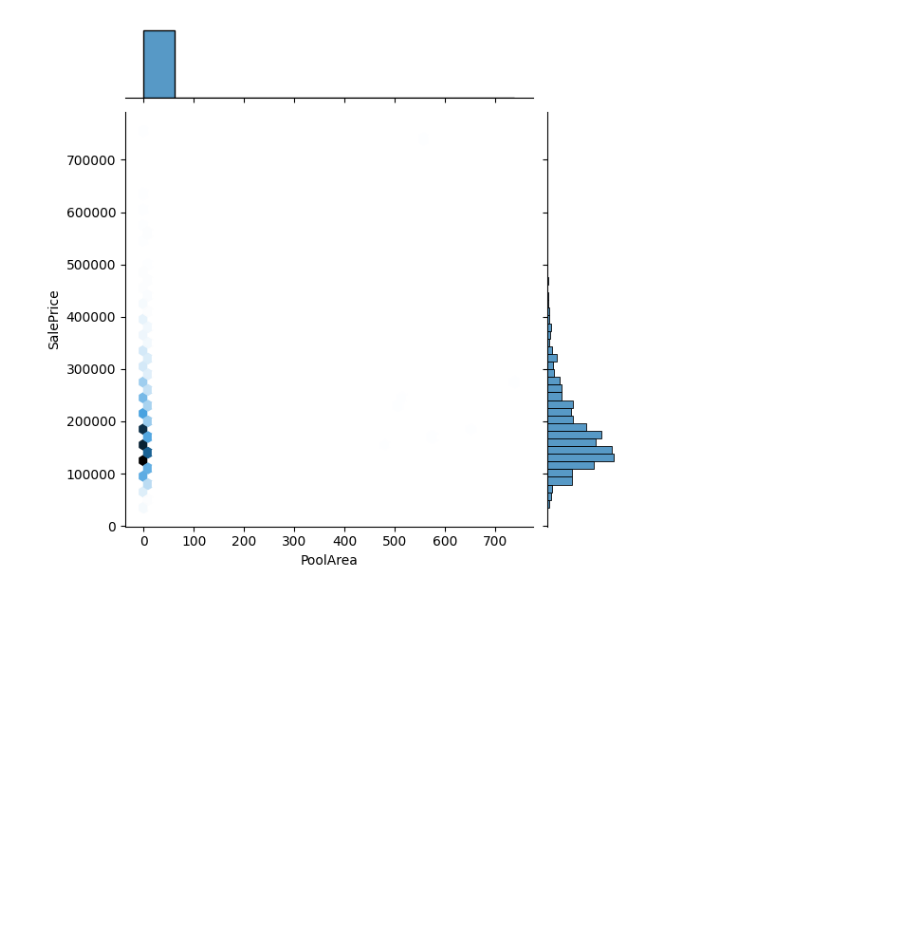
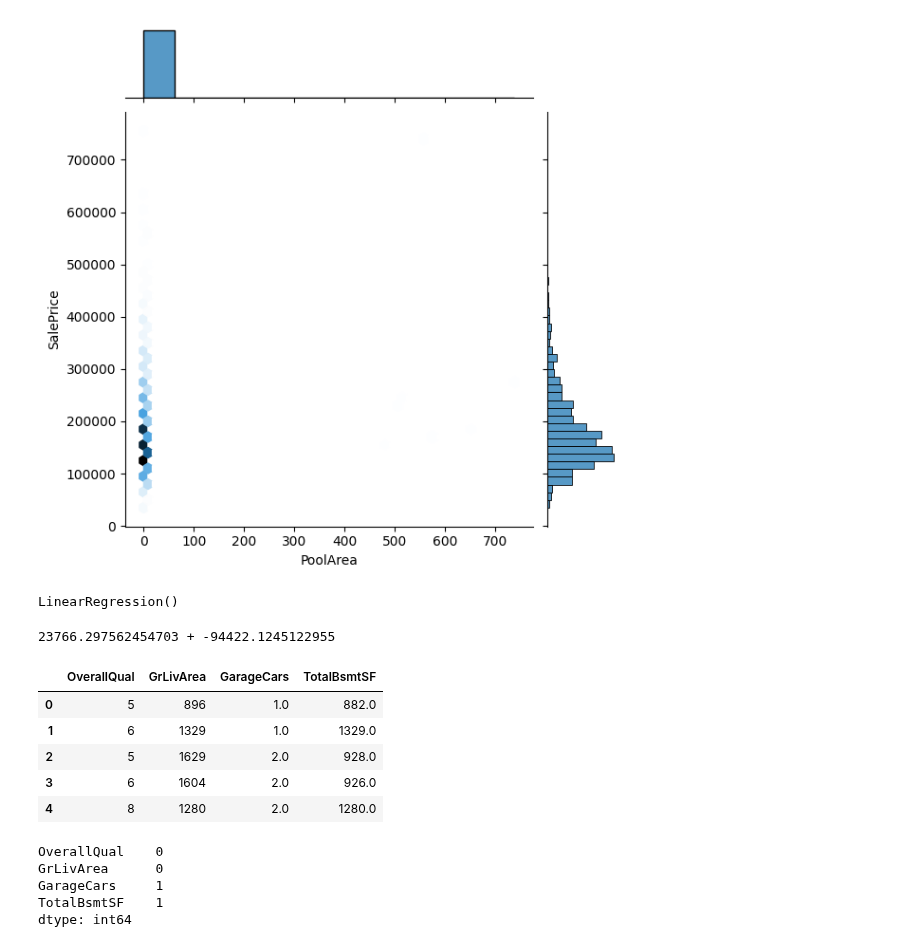
Before and after one commit to Divione-AAA/Ciencia-de-datos, a Jupyter notebook: regresion lineal/Precio de casas/answer.ipynb, the cells around one changed output. Saved outputs shown, nothing was run; the diff lists cells and outputs as text; code cells hidden in the pictures; blank space fills up the shorter version.

```diff
--- a/regresion lineal/Precio de casas/answer.ipynb
+++ b/regresion lineal/Precio de casas/answer.ipynb
@@ -83,3 +83,42 @@ sns.jointplot(x='PoolArea', y='SalePrice', data=train, kind='hex')
 [figure]
 [figure]
 [figure]
+# %%
+#probar con pocas columnas
+features = ["OverallQual", "GrLivArea", "GarageCars", "TotalBsmtSF"]
+X = train[features]
+y = train['SalePrice']
+# %%
+#dividir datos y entrenar
+X_train, X_val, y_train, y_val = train_test_split(X, y, test_size=0.2, random_state=42)
+model = LinearRegression()
+model.fit(X_train, y_train)
+# %% [output]
+LinearRegression()
+# %%
+#acerca del modelo
+print(model.coef_[0], "+", model.intercept_)
+# %% [output]
+23766.297562454703 + -94422.1245122955
+# %%
+#nuevos datos
+#features = ["OverallQual", "GrLivArea", "GarageCars", "TotalBsmtSF"]
+new_data = pd.DataFrame(test[features])
+#new_data.to_csv("entrenamientoparcial.csv",index=False)
+new_data.head()
+display(new_data.head())
+new_data.isnull().sum()
+#prediccion = model.predict(new_data)
+#print(prediccion)
+# %% [output]
+|  | OverallQual | GrLivArea | GarageCars | TotalBsmtSF |
+| 0 | 5 | 896 | 1.0 | 882.0 |
+| 1 | 6 | 1329 | 1.0 | 1329.0 |
+| 2 | 5 | 1629 | 2.0 | 928.0 |
+| 3 | 6 | 1604 | 2.0 | 926.0 |
+| 4 | 8 | 1280 | 2.0 | 1280.0 |
+OverallQual    0
+GrLivArea      0
+GarageCars     1
+TotalBsmtSF    1
+dtype: int64
```
Also changed, not shown: 1 other file.
